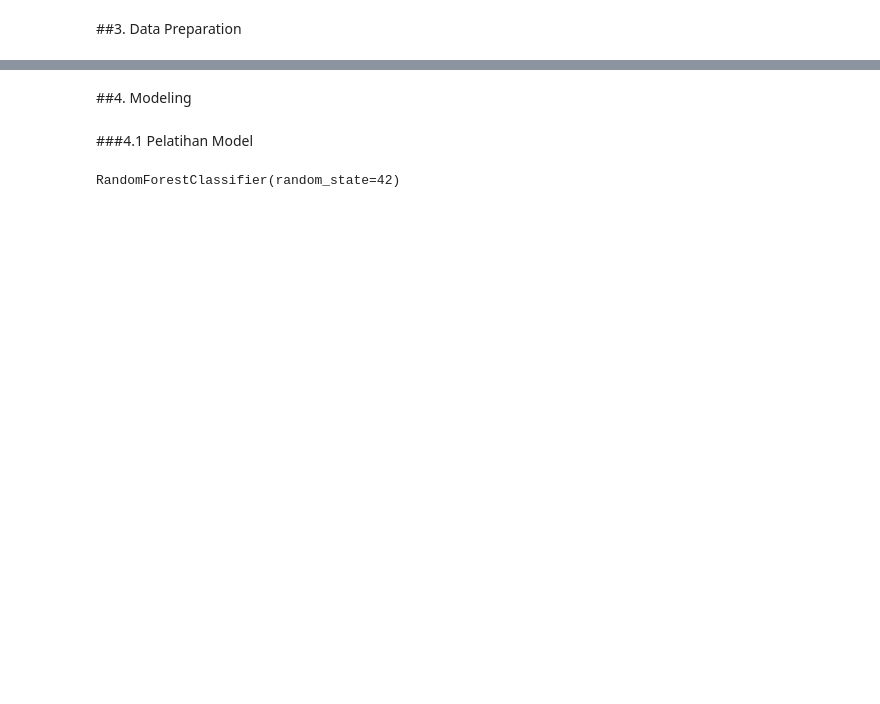
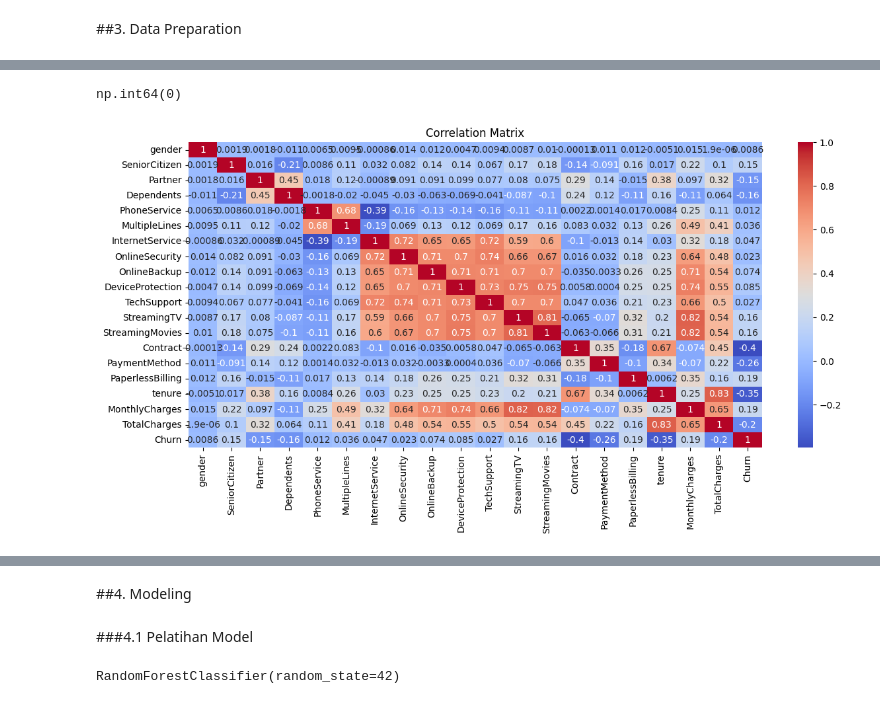
Before and after one commit to berlianishma08/Proyek-Pertama-Predictive-Analytics_Berlian-Ishma-Zhafira-Sujana, a Jupyter notebook: Proyek_Machine_Learning_Prediksi_Customer_Churn_Berlian_Ishma_Zhafira_Sujana (1).ipynb, the cells around one changed output, grey strips where cells are left out. Drawn from its saved outputs; the diff is of its cells as text; code cells hidden in the pictures; blank space fills up the shorter version.

```diff
--- a/Proyek_Machine_Learning_Prediksi_Customer_Churn_Berlian_Ishma_Zhafira_Sujana (1).ipynb
+++ b/Proyek_Machine_Learning_Prediksi_Customer_Churn_Berlian_Ishma_Zhafira_Sujana (1).ipynb
@@ -148,0 +373,2 @@ Muat dataset dari CSV. Diverifikasi tidak ada nilai yang hilang dengan df.isnull
+# %%
+df['TotalCharges'] = pd.to_numeric(df['TotalCharges'], errors='coerce')
@@ -148,0 +420,2 @@ Muat dataset dari CSV. Diverifikasi tidak ada nilai yang hilang dengan df.isnull
+# %%
+df['TotalCharges'] = df['TotalCharges'].fillna(df['TotalCharges'].median())
@@ -148,0 +443,32 @@ Muat dataset dari CSV. Diverifikasi tidak ada nilai yang hilang dengan df.isnull
+# %%
+df.duplicated().sum()
+# %% [output]
+np.int64(0)
+# %%
+df.drop(columns=['customerID'], inplace=True)
+# %%
+# Encode fitur kategorikal
+df['gender'] = df['gender'].map({'Female': 1, 'Male': 0})
+df['Partner'] = df['Partner'].map({'Yes': 1, 'No': 0})
+df['Dependents'] = df['Dependents'].map({'Yes': 1, 'No': 0})
+df['PhoneService'] = df['PhoneService'].map({'Yes': 1, 'No': 0})
+df['MultipleLines'] = df['MultipleLines'].map({'Yes': 2, 'No': 1, 'No phone service': 0})
+df['InternetService'] = df['InternetService'].map({'DSL': 2, 'Fiber optic': 1, 'No': 0})
+df['OnlineSecurity'] = df['OnlineSecurity'].map({'Yes': 2, 'No': 1, 'No internet service': 0})
+df['OnlineBackup'] = df['OnlineBackup'].map({'Yes': 2, 'No': 1, 'No internet service': 0})
+df['DeviceProtection'] = df['DeviceProtection'].map({'Yes': 2, 'No': 1, 'No internet service': 0})
+df['TechSupport'] = df['TechSupport'].map({'Yes': 2, 'No': 1, 'No internet service': 0})
+df['StreamingTV'] = df['StreamingTV'].map({'Yes': 2, 'No': 1, 'No internet service': 0})
+df['StreamingMovies'] = df['StreamingMovies'].map({'Yes': 2, 'No': 1, 'No internet service': 0})
+df['Contract'] = df['Contract'].map({'Two year': 2, 'One year': 1, 'Month-to-month': 0})
+df['PaymentMethod'] = df['PaymentMethod'].map({'Bank transfer (automatic)':3, 'Credit card (automatic)': 2, 'Mailed check': 1, 'Electronic check': 0})
+df['PaperlessBilling'] = df['PaperlessBilling'].map({'Yes': 1, 'No': 0})
+df['Churn'] = df['Churn'].map({'Yes': 1, 'No': 0})
+# %%
+plt.figure(figsize=(14, 6))
+sns.heatmap(df[['gender', 'SeniorCitizen', 'Partner', 'Dependents', 'PhoneService', 'MultipleLines', 'InternetService', 'OnlineSecurity', 'OnlineBackup', 'DeviceProtection', 'TechSupport', 'StreamingTV', 'StreamingMovies', 'Contract', 'PaymentMethod', 'PaperlessBilling',  'tenure', 'MonthlyCharges', 'TotalCharges', 'Churn']].corr(),
+            annot=True, cmap='coolwarm')
+plt.title('Correlation Matrix')
+plt.show()
+# %% [output]
+[figure, added]
```
Also changed, not shown: parts of 49 cells of this notebook, 2 other files.
